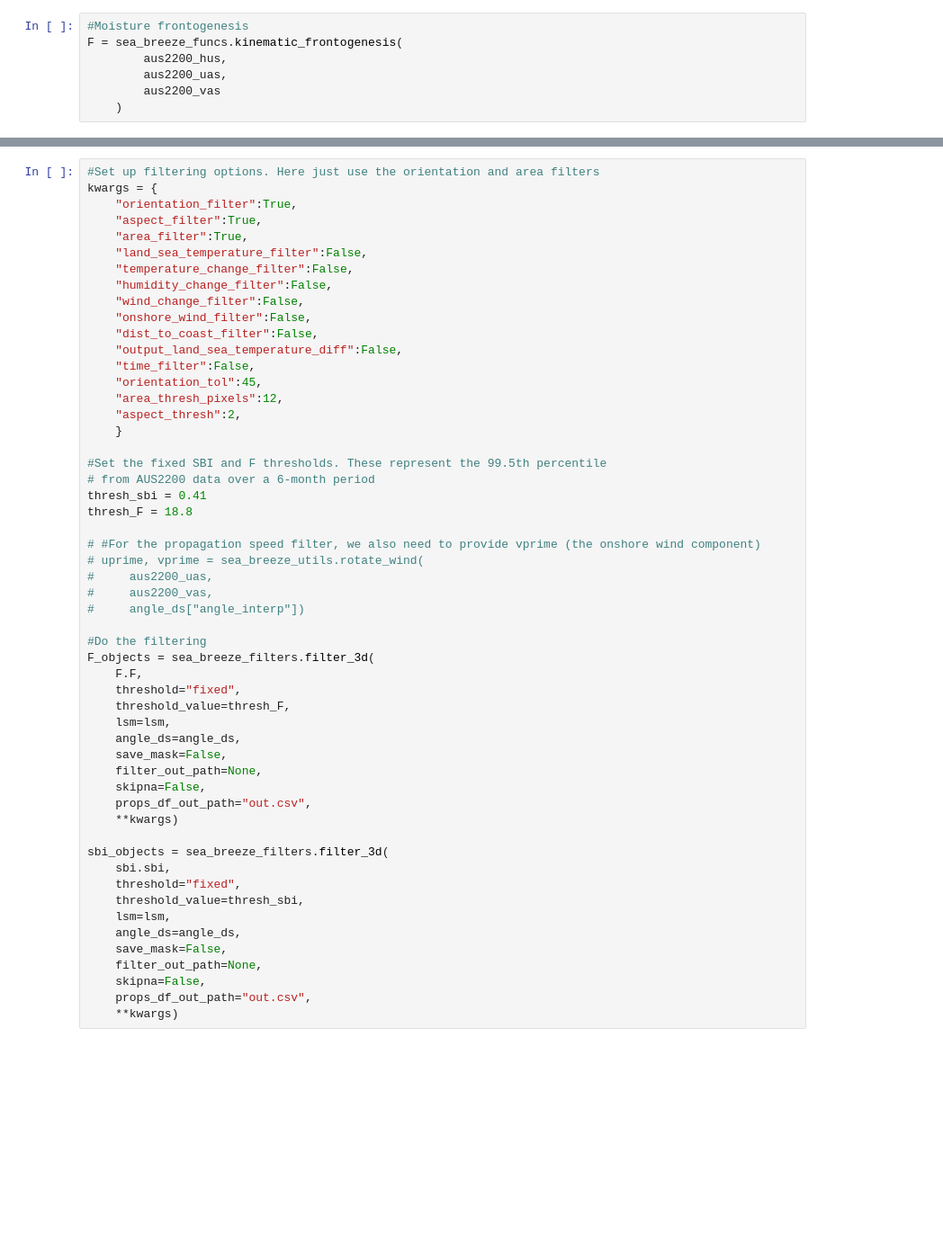
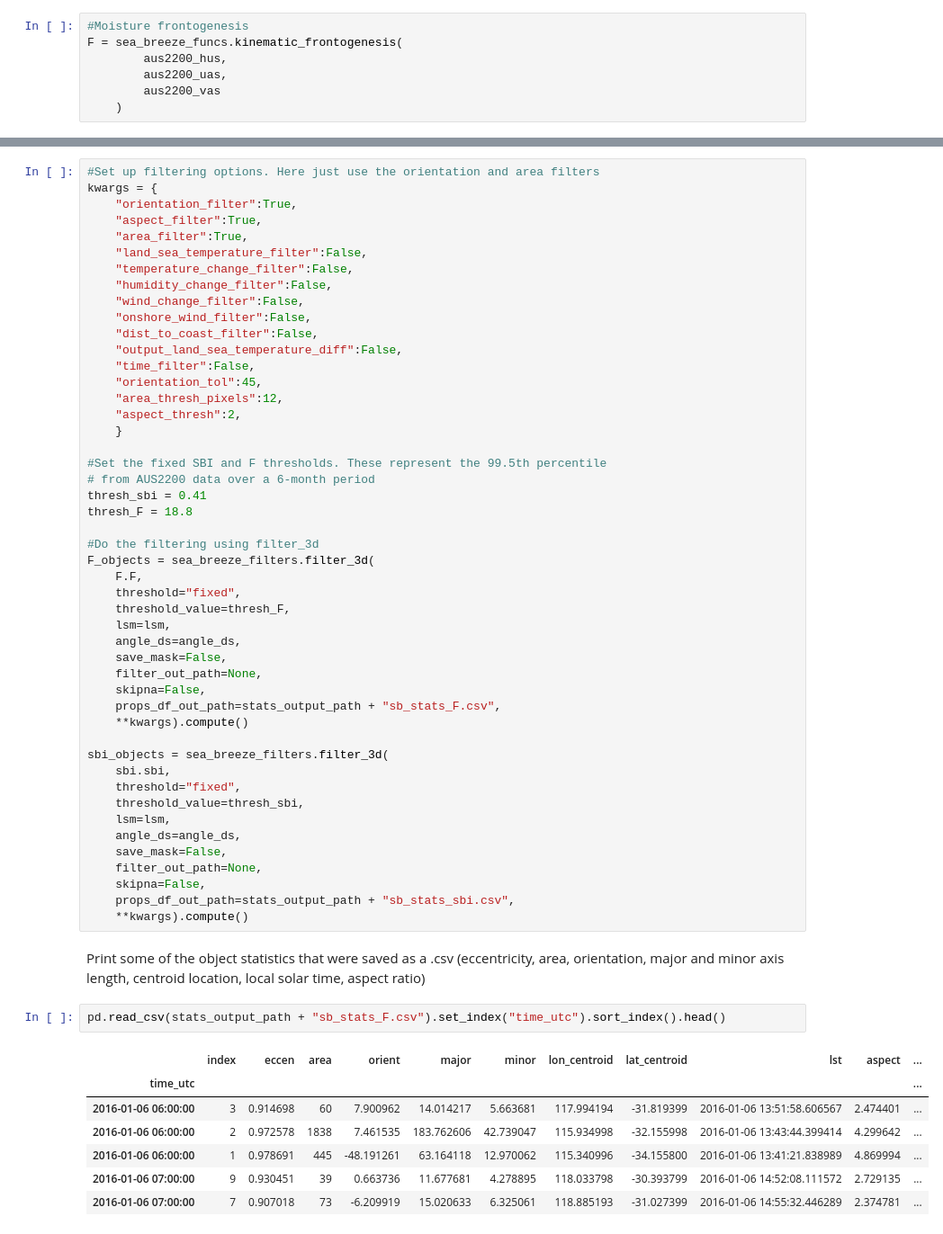
Before and after one commit to andrewbrown31/WxSysLib, a Jupyter notebook: recipes/sea_breezes/aus2200_sea_breeze_identification.ipynb, the cells around one changed output, grey strips where cells are left out. Shown at 90% size. Drawn from its saved outputs; the diff is of its cells as text; blank space fills up the shorter version.

```diff
--- a/recipes/sea_breezes/aus2200_sea_breeze_identification.ipynb
+++ b/recipes/sea_breezes/aus2200_sea_breeze_identification.ipynb
@@ -268,13 +495,7 @@ kwargs = {
 thresh_sbi = 0.41
 thresh_F = 18.8
 
-# #For the propagation speed filter, we also need to provide vprime (the onshore wind component)
-# uprime, vprime = sea_breeze_utils.rotate_wind(
-#     aus2200_uas,
-#     aus2200_vas,
-#     angle_ds["angle_interp"])
-
-#Do the filtering
+#Do the filtering using filter_3d
 F_objects = sea_breeze_filters.filter_3d(
     F.F,
     threshold="fixed",
@@ -284,8 +505,8 @@ F_objects = sea_breeze_filters.filter_3d(
     save_mask=False,
     filter_out_path=None,
     skipna=False,
-    props_df_out_path="out.csv",
-    **kwargs)
+    props_df_out_path=stats_output_path + "sb_stats_F.csv",
+    **kwargs).compute()
 
 sbi_objects = sea_breeze_filters.filter_3d(
     sbi.sbi,
@@ -296,5 +517,17 @@ sbi_objects = sea_breeze_filters.filter_3d(
     save_mask=False,
     filter_out_path=None,
     skipna=False,
-    props_df_out_path="out.csv",
-    **kwargs)
+    props_df_out_path=stats_output_path + "sb_stats_sbi.csv",
+    **kwargs).compute()
+# %% [markdown]
+Print some of the object statistics that were saved as a .csv (eccentricity, area, orientation, major and minor axis length, centroid location, local solar time, aspect ratio)
+# %%
+pd.read_csv(stats_output_path + "sb_stats_F.csv").set_index("time_utc").sort_index().head()
+# %% [output]
+|  | index | eccen | area | orient | major | minor | lon_centroid | lat_centroid | lst | aspect | ... |
+| time_utc |  |  |  |  |  |  |  |  |  |  | ... |
+| 2016-01-06 06:00:00 | 3 | 0.914698 | 60 | 7.900962 | 14.014217 | 5.663681 | 117.994194 | -31.819399 | 2016-01-06 13:51:58.606567 | 2.474401 | ... |
+| 2016-01-06 06:00:00 | 2 | 0.972578 | 1838 | 7.461535 | 183.762606 | 42.739047 | 115.934998 | -32.155998 | 2016-01-06 13:43:44.399414 | 4.299642 | ... |
+| 2016-01-06 06:00:00 | 1 | 0.978691 | 445 | -48.191261 | 63.164118 | 12.970062 | 115.340996 | -34.155800 | 2016-01-06 13:41:21.838989 | 4.869994 | ... |
+| 2016-01-06 07:00:00 | 9 | 0.930451 | 39 | 0.663736 | 11.677681 | 4.278895 | 118.033798 | -30.393799 | 2016-01-06 14:52:08.111572 | 2.729135 | ... |
+| 2016-01-06 07:00:00 | 7 | 0.907018 | 73 | -6.209919 | 15.020633 | 6.325061 | 118.885193 | -31.027399 | 2016-01-06 14:55:32.446289 | 2.374781 | ... |
```
Also changed, not shown: parts of 39 cells of this notebook, 3 other files.
